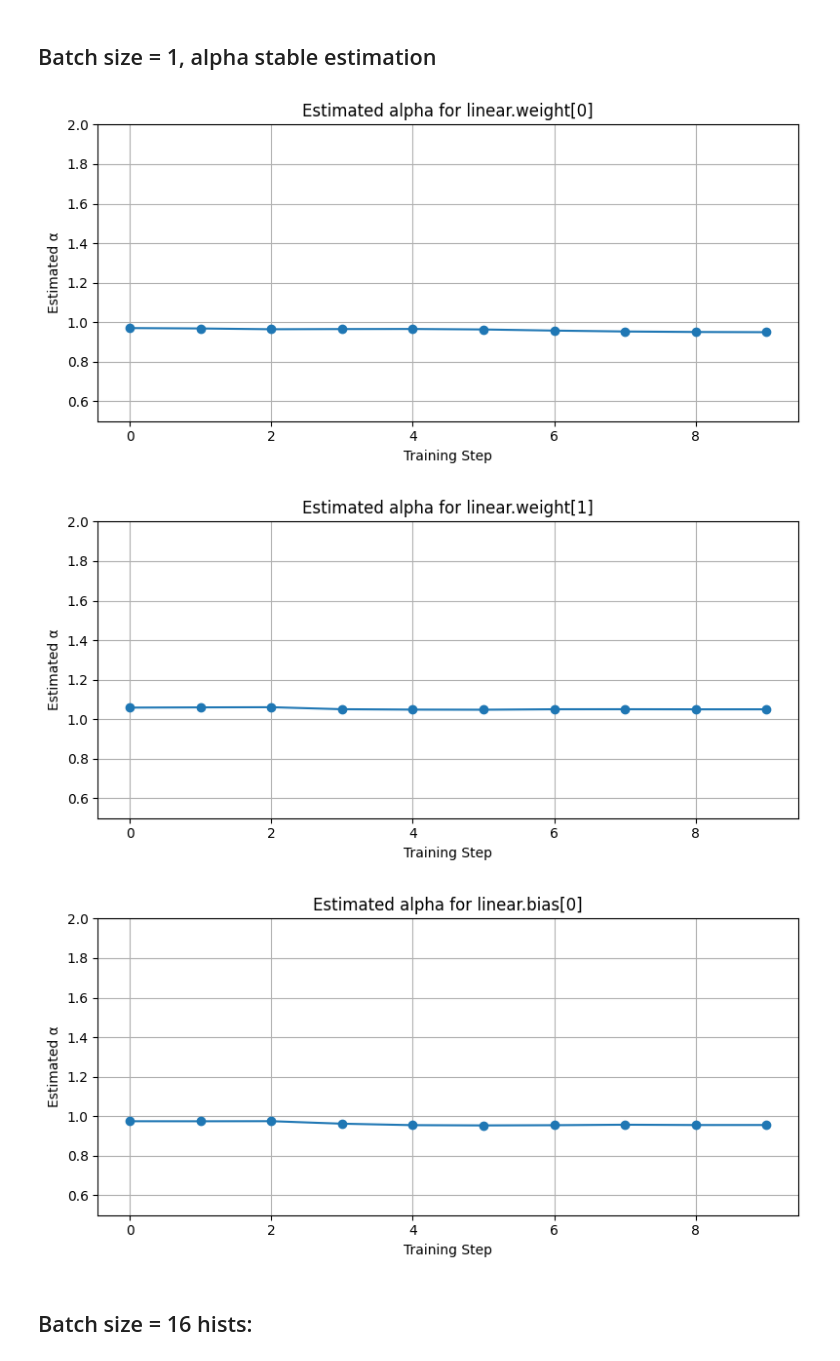
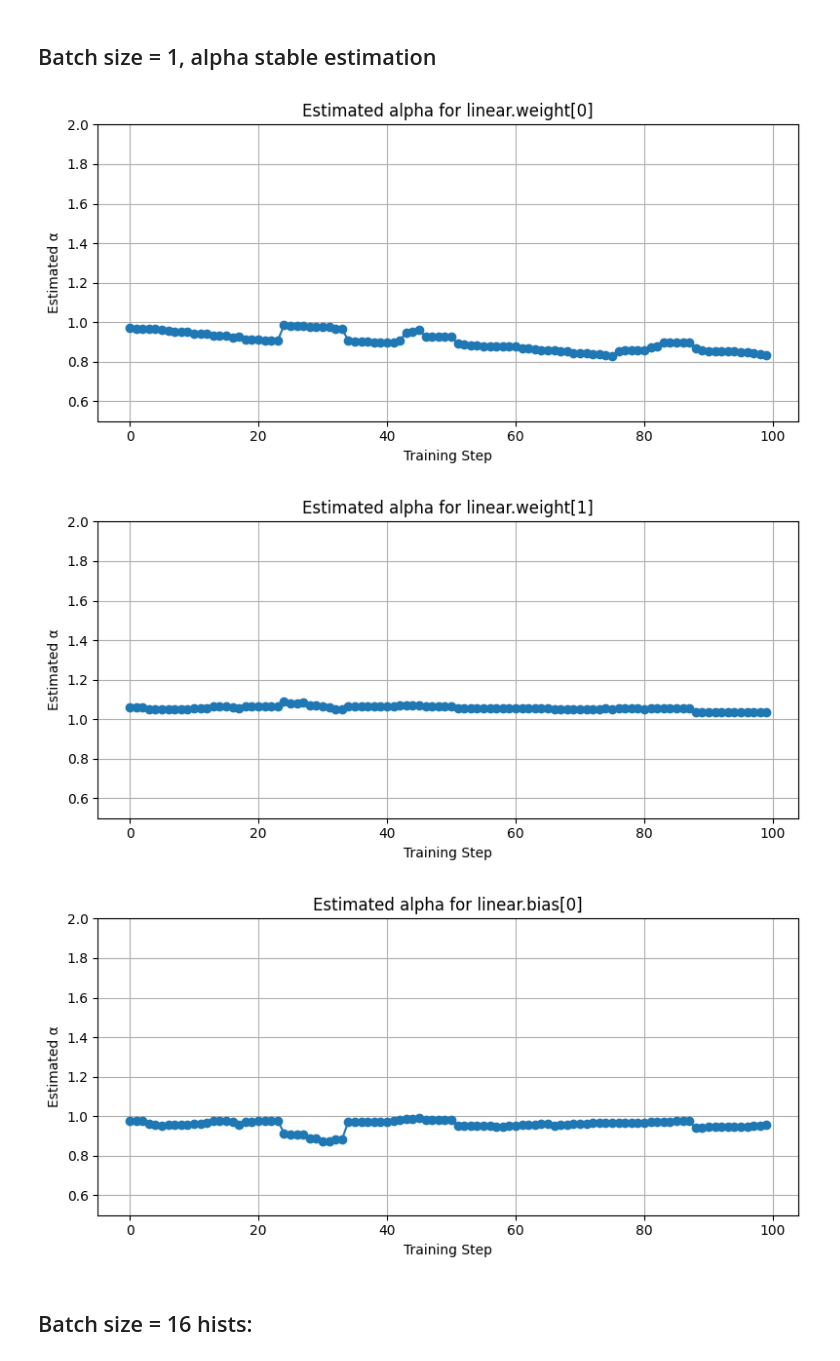
Before and after one commit to ThunderstormXX/SGDiffusion, a Jupyter notebook: notebooks/exp12/simple_gd_noise.ipynb, the cells around one changed output. Cells and saved outputs as stored; diff of their text form; code cells hidden in the pictures.

```diff
--- a/notebooks/exp12/simple_gd_noise.ipynb
+++ b/notebooks/exp12/simple_gd_noise.ipynb
@@ -95,11 +96,11 @@ def estimate_alpha_fn( values , type = 1):
         alpha = my_visualise.alpha_estimator2(m, k, values[:10*m])
     return alpha
 # %%
-alpha_values, grad_values = my_visualise.visualize_alpha_over_steps(f"{CHECKPOINT_DIR}", num_steps=10, batch_size=1, estimate_alpha_fn = estimate_alpha_fn)
+alpha_values, grad_values = my_visualise.visualize_alpha_over_steps(f"{CHECKPOINT_DIR}", num_steps=100, batch_size=1, estimate_alpha_fn = estimate_alpha_fn)
 # %% [output]
-[figure, old version]
+[figure, new version]
-[figure, old version]
+[figure, new version]
-[figure, old version]
+[figure, new version]
 # %% [markdown]
 ## Batch size = 16 hists:
 # %%
```
Also changed, not shown: parts of 8 cells of this notebook.
